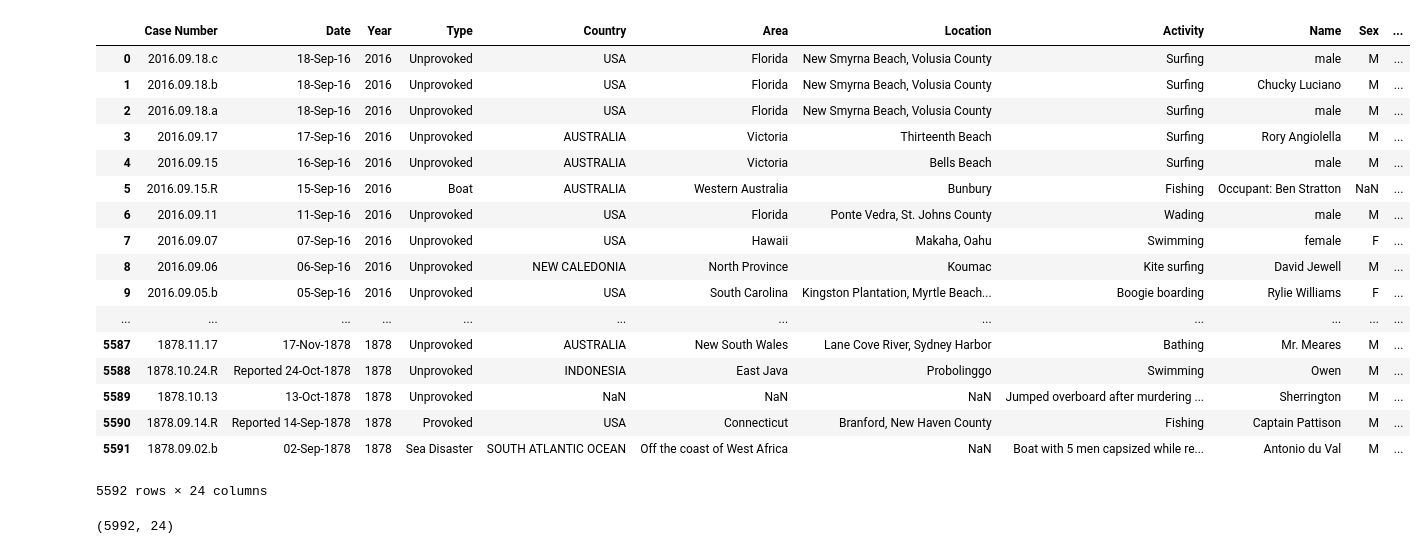
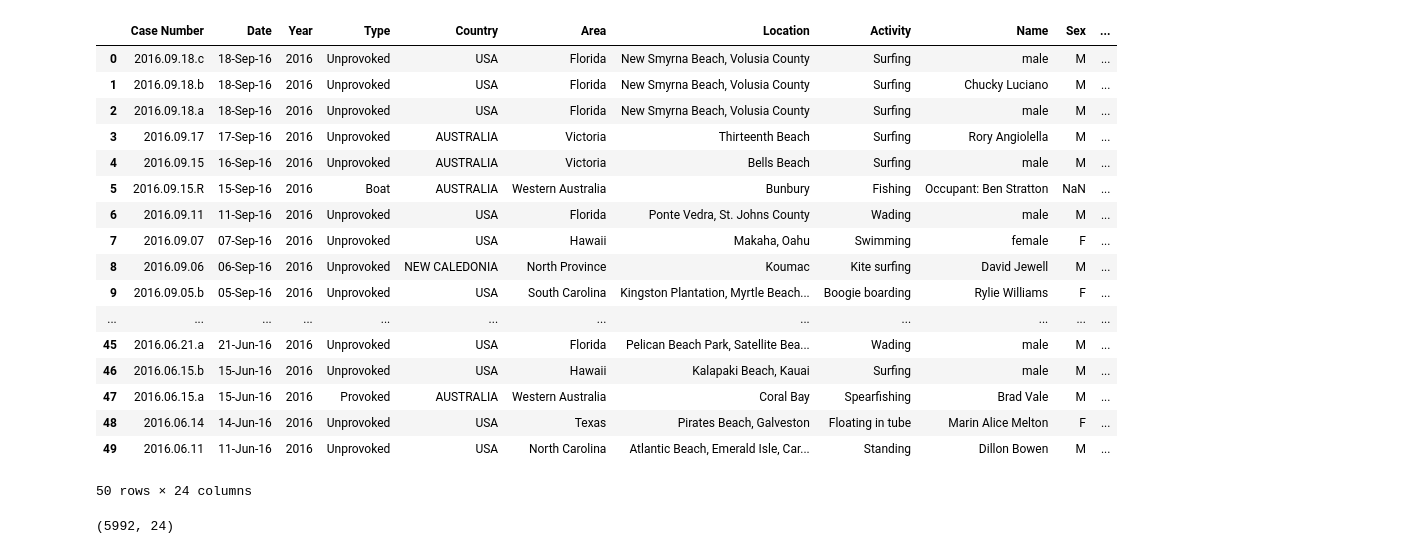
Before and after one commit to marinapm90/data-labs, a Jupyter notebook: module-1/pandas-project/your-code/Shark(nado)_Attack.ipynb, the cells around one changed output. Saved outputs shown, nothing was run; the diff lists cells and outputs as text; code cells hidden in the pictures.

```diff
--- a/module-1/pandas-project/your-code/Shark(nado)_Attack.ipynb
+++ b/module-1/pandas-project/your-code/Shark(nado)_Attack.ipynb
@@ -1,28 +1,28 @@
 # %%
 import pandas as pd
 # Abro el archivo CSV con el encoding latin-1
 df = pd.read_csv('GSAF5.csv', encoding='latin-1')
 #Muestro las 10 primeras filas de mi Data Frame
-df.head(5592)
+df.head(50)
 # %% [output]
 |  | Case Number | Date | Year | Type | Country | Area | Location | Activity | Name | Sex | ... |
 | 0 | 2016.09.18.c | 18-Sep-16 | 2016 | Unprovoked | USA | Florida | New Smyrna Beach, Volusia County | Surfing | male | M | ... |
 | 1 | 2016.09.18.b | 18-Sep-16 | 2016 | Unprovoked | USA | Florida | New Smyrna Beach, Volusia County | Surfing | Chucky Luciano | M | ... |
 | 2 | 2016.09.18.a | 18-Sep-16 | 2016 | Unprovoked | USA | Florida | New Smyrna Beach, Volusia County | Surfing | male | M | ... |
 | 3 | 2016.09.17 | 17-Sep-16 | 2016 | Unprovoked | AUSTRALIA | Victoria | Thirteenth Beach | Surfing | Rory Angiolella | M | ... |
 | 4 | 2016.09.15 | 16-Sep-16 | 2016 | Unprovoked | AUSTRALIA | Victoria | Bells Beach | Surfing | male | M | ... |
 | 5 | 2016.09.15.R | 15-Sep-16 | 2016 | Boat | AUSTRALIA | Western Australia | Bunbury | Fishing | Occupant: Ben Stratton | NaN | ... |
 | 6 | 2016.09.11 | 11-Sep-16 | 2016 | Unprovoked | USA | Florida | Ponte Vedra, St. Johns County | Wading | male | M | ... |
 | 7 | 2016.09.07 | 07-Sep-16 | 2016 | Unprovoked | USA | Hawaii | Makaha, Oahu | Swimming | female | F | ... |
 | 8 | 2016.09.06 | 06-Sep-16 | 2016 | Unprovoked | NEW CALEDONIA | North Province | Koumac | Kite surfing | David Jewell | M | ... |
 | 9 | 2016.09.05.b | 05-Sep-16 | 2016 | Unprovoked | USA | South Carolina | Kingston Plantation, Myrtle Beach... | Boogie boarding | Rylie Williams | F | ... |
 | ... | ... | ... | ... | ... | ... | ... | ... | ... | ... | ... | ... |
-| 5587 | 1878.11.17 | 17-Nov-1878 | 1878 | Unprovoked | AUSTRALIA | New South Wales | Lane Cove River, Sydney Harbor | Bathing | Mr. Meares | M | ... |
-| 5588 | 1878.10.24.R | Reported 24-Oct-1878 | 1878 | Unprovoked | INDONESIA | East Java | Probolinggo | Swimming | Owen | M | ... |
-| 5589 | 1878.10.13 | 13-Oct-1878 | 1878 | Unprovoked | NaN | NaN | NaN | Jumped overboard after murdering ... | Sherrington | M | ... |
-| 5590 | 1878.09.14.R | Reported 14-Sep-1878 | 1878 | Provoked | USA | Connecticut | Branford, New Haven County | Fishing | Captain Pattison | M | ... |
-| 5591 | 1878.09.02.b | 02-Sep-1878 | 1878 | Sea Disaster | SOUTH ATLANTIC OCEAN | Off the coast of West Africa | NaN | Boat with 5 men capsized while re... | Antonio du Val | M | ... |
+| 45 | 2016.06.21.a | 21-Jun-16 | 2016 | Unprovoked | USA | Florida | Pelican Beach Park, Satellite Bea... | Wading | male | M | ... |
+| 46 | 2016.06.15.b | 15-Jun-16 | 2016 | Unprovoked | USA | Hawaii | Kalapaki Beach, Kauai | Surfing | male | M | ... |
+| 47 | 2016.06.15.a | 15-Jun-16 | 2016 | Provoked | AUSTRALIA | Western Australia | Coral Bay | Spearfishing | Brad Vale | M | ... |
+| 48 | 2016.06.14 | 14-Jun-16 | 2016 | Unprovoked | USA | Texas | Pirates Beach, Galveston | Floating in tube | Marin Alice Melton | F | ... |
+| 49 | 2016.06.11 | 11-Jun-16 | 2016 | Unprovoked | USA | North Carolina | Atlantic Beach, Emerald Isle, Car... | Standing | Dillon Bowen | M | ... |
-5592 rows × 24 columns
+50 rows × 24 columns
 # %%
 #Miro el número total de columnas y filas que tiene mi data frame
 df.shape
```
